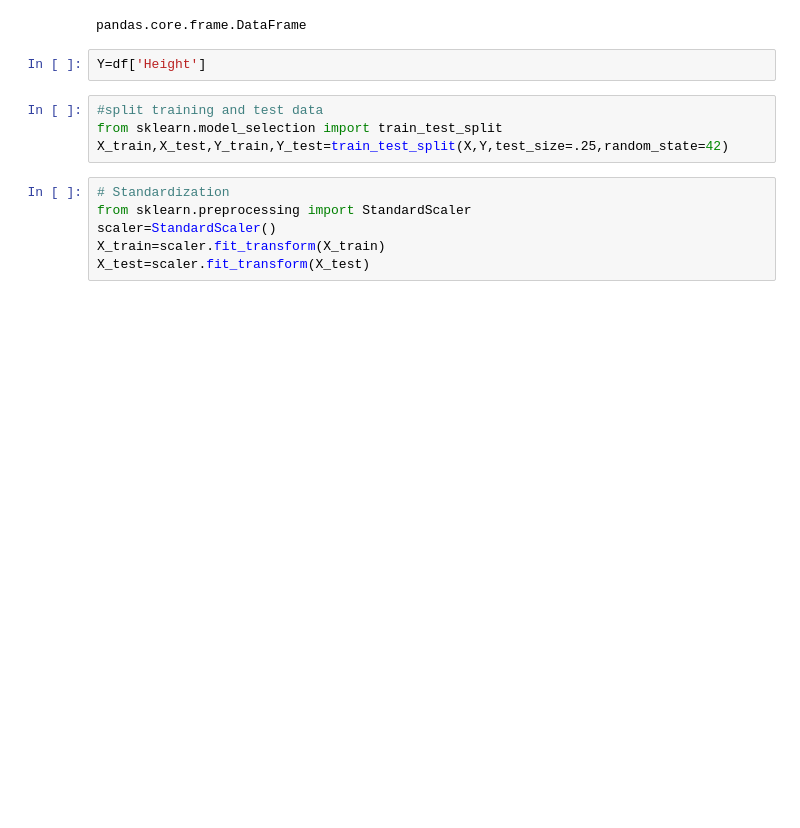
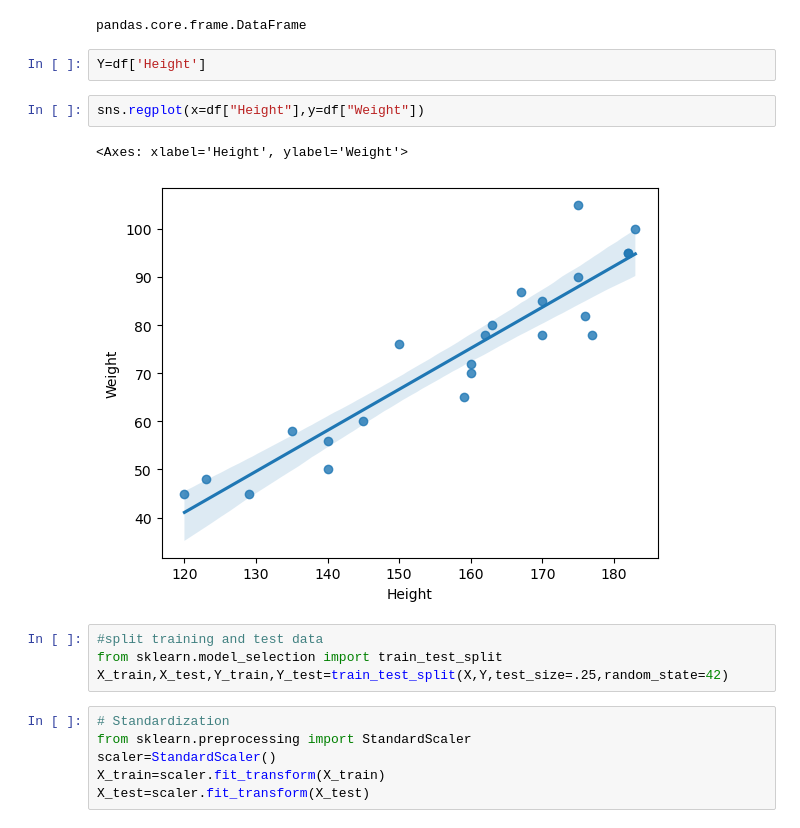
Before and after one commit to Tafheem-Ahemad/Machine-Learning, a Jupyter notebook: 02LinearRegression/regressionForHeightWeight.ipynb, the cells around one changed output. Cells and saved outputs as stored; diff of their text form; blank space fills up the shorter version.

```diff
--- a/02LinearRegression/regressionForHeightWeight.ipynb
+++ b/02LinearRegression/regressionForHeightWeight.ipynb
@@ -27,6 +27,11 @@ type(X)
 pandas.core.frame.DataFrame
 # %%
 Y=df['Height']
+# %%
+sns.regplot(x=df["Height"],y=df["Weight"])
+# %% [output]
+<Axes: xlabel='Height', ylabel='Weight'>
+[figure, added]
 # %%
 #split training and test data
 from sklearn.model_selection import train_test_split
```
Also changed, not shown: 2 other files.
